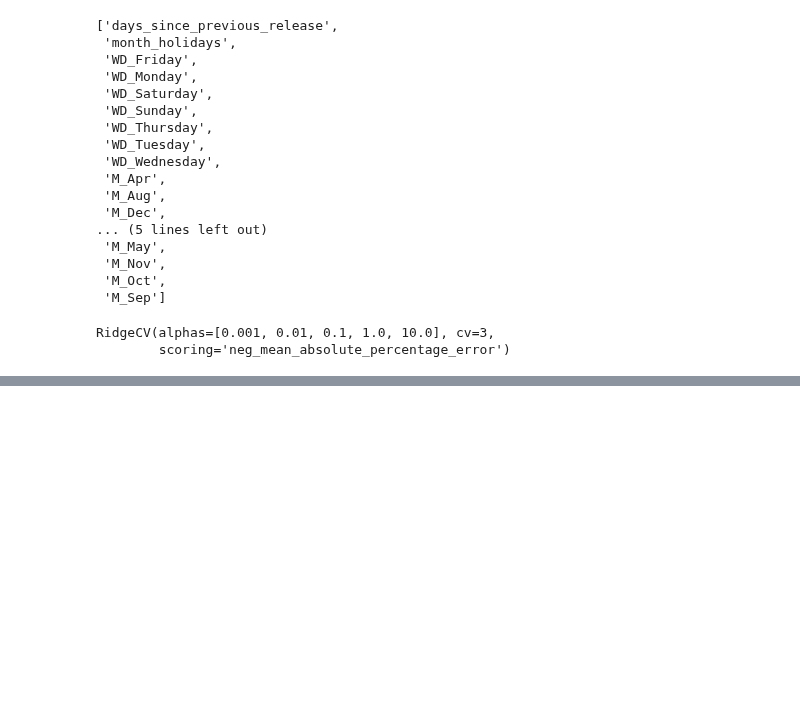
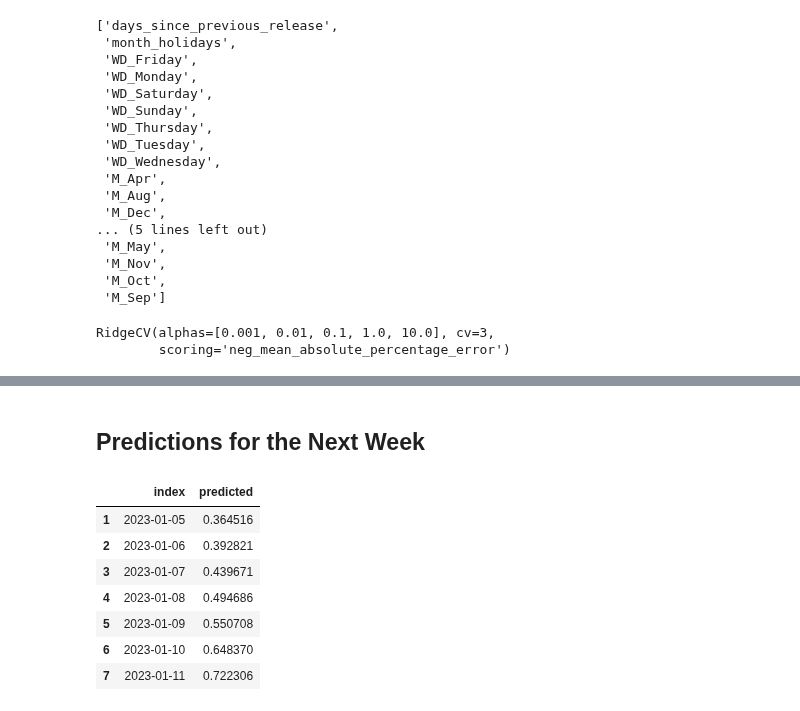
Before and after one commit to dmnapolitano/troon_release_prediction, a Jupyter notebook: Predict the Next Release - Time Series.ipynb, the cells around one changed output, grey strips where cells are left out. Cells and saved outputs as stored; diff of their text form; code cells hidden in the pictures; blank space fills up the shorter version.

```diff
--- a/Predict the Next Release - Time Series.ipynb
+++ b/Predict the Next Release - Time Series.ipynb
@@ -213 +207,27 @@ test_df[["prob_of_release", "predicted", "residuals"]].sort_values(by=["residual
 321 rows × 3 columns
+# %% [markdown]
+## Predictions for the Next Week
+# %%
+last_release_date = test_df[test_df["prob_of_release"] == 1][-1:].iloc[0]["index"]
+next_week = pandas.DataFrame([{"index" : t} for t in
+                              pandas.date_range(start=last_release_date, freq="1D", periods=8)])
+next_week = next_week[1:].copy()
+next_week["days_since_previous_release"] = range(1, len(next_week) + 1)
+next_week = get_features(next_week)
+
+for f in features:
+    if f not in next_week.columns:
+        next_week[f] = 0
+# %%
+next_week["predicted"] = reg.predict(next_week[features])
+# %%
+next_week[["index", "predicted"]]
+# %% [output]
+|  | index | predicted |
+| 1 | 2023-01-05 | 0.364516 |
+| 2 | 2023-01-06 | 0.392821 |
+| 3 | 2023-01-07 | 0.439671 |
+| 4 | 2023-01-08 | 0.494686 |
+| 5 | 2023-01-09 | 0.550708 |
+| 6 | 2023-01-10 | 0.648370 |
+| 7 | 2023-01-11 | 0.722306 |
```
Also changed, not shown: parts of 17 cells of this notebook.
